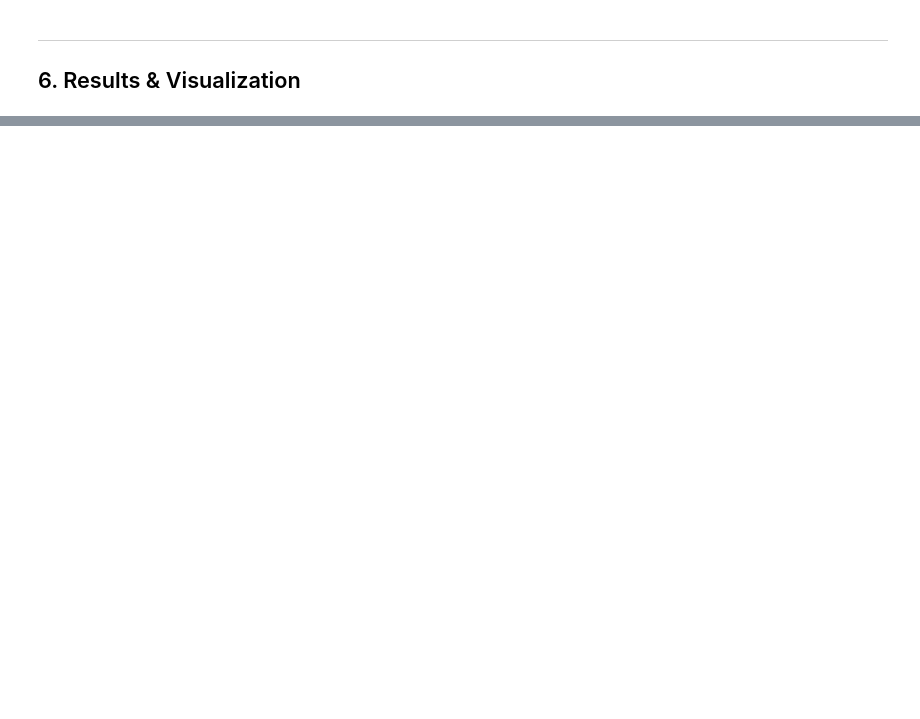
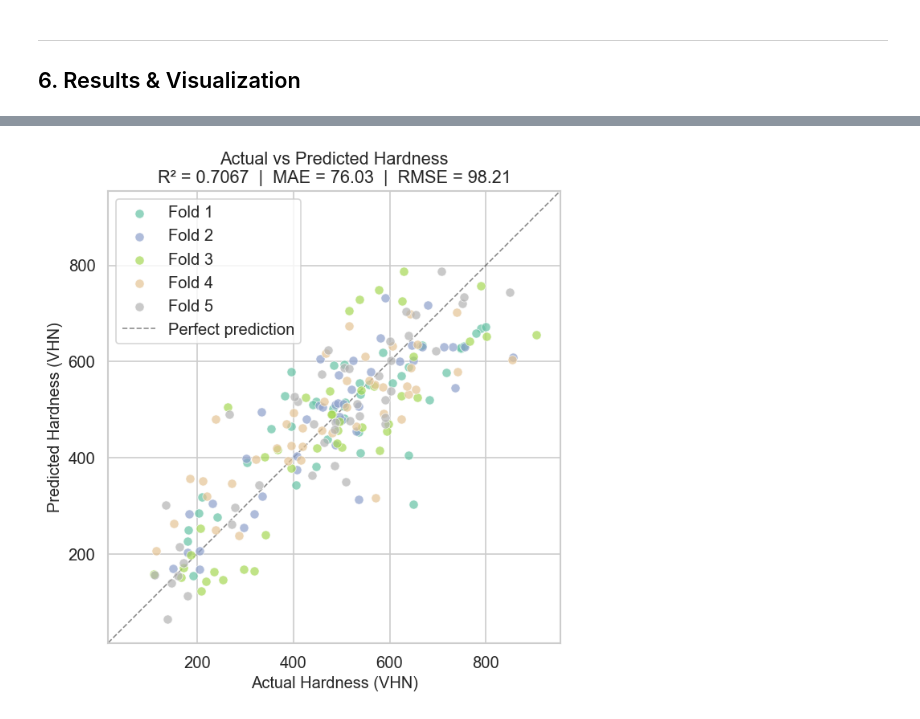
Before and after one commit to auraexe25/ThinFilm--Hardness-Prediction, a Jupyter notebook: Thin_Film_Hardness_Prediction.ipynb, the cells around one changed output, grey strips where cells are left out. Drawn from its saved outputs; the diff is of its cells as text; code cells hidden in the pictures; blank space fills up the shorter version.

```diff
--- a/Thin_Film_Hardness_Prediction.ipynb
+++ b/Thin_Film_Hardness_Prediction.ipynb
@@ -411,42 +457,40 @@ plt.show()
 # %%
 # ══════════════════════════════════════════════════════════════════
-#  6c. Actual vs Predicted Scatter Plot (last iteration, all folds)
+#  6c. Actual vs Predicted Scatter Plot (all folds combined)
 # ══════════════════════════════════════════════════════════════════
 
+pred_all = pd.DataFrame(all_predictions)
+
 fig, ax = plt.subplots(figsize=(7, 6))
-
-colors = plt.cm.Set2(np.linspace(0, 1, K))
-all_actual, all_pred = [], []
-
-last_iter = check_after + n_stops * save_after
+colors_map = plt.cm.Set2(np.linspace(0, 1, K))
 
 for i in range(K):
-    pred_file = os.path.join(pred_save_dir, f'fold{i+1}_iter{last_iter}_pred.csv')
-    if os.path.exists(pred_file):
-        df = pd.read_csv(pred_file)
-        ax.scatter(df['VHN_actual'], df['VHN_predicted'],
-                   alpha=0.7, s=40, color=colors[i], edgecolors='white',
-                   linewidth=0.5, label=f'Fold {i+1}', zorder=3)
-        all_actual.extend(df['VHN_actual'].values)
-        all_pred.extend(df['VHN_predicted'].values)
+    fold_data = pred_all[pred_all['fold'] == f'K{i+1}']
+    ax.scatter(fold_data['actual'], fold_data['predicted'],
+               alpha=0.7, s=45, color=colors_map[i], edgecolors='white',
+               linewidth=0.5, label=f'Fold {i+1}', zorder=3)
 
 # Perfect prediction line
-lims = [min(all_actual + all_pred) - 50, max(all_actual + all_pred) + 50]
+all_vals = list(pred_all['actual']) + list(pred_all['predicted'])
+lims = [min(all_vals) - 50, max(all_vals) + 50]
 ax.plot(lims, lims, 'k--', alpha=0.5, linewidth=1, label='Perfect prediction')
 ax.set_xlim(lims)
 ax.set_ylim(lims)
 
 # Overall metrics
-overall_r2  = r2_score(all_actual, all_pred)
-overall_mae = mean_absolute_error(all_actual, all_pred)
+overall_r2  = r2_score(pred_all['actual'], pred_all['predicted'])
+overall_mae = mean_absolute_error(pred_all['actual'], pred_all['predicted'])
+overall_rmse = mean_squared_error(pred_all['actual'], pred_all['predicted']) ** 0.5
 
 ax.set_xlabel('Actual Hardness (VHN)', fontsize=12)
 ax.set_ylabel('Predicted Hardness (VHN)', fontsize=12)
-ax.set_title(f'Actual vs Predicted Hardness\nR² = {overall_r2:.4f}  |  MAE = {overall_mae:.2f}', fontsize=13)
+ax.set_title(f'Actual vs Predicted Hardness\nR² = {overall_r2:.4f}  |  MAE = {overall_mae:.2f}  |  RMSE = {overall_rmse:.2f}', fontsize=13)
 ax.legend()
 ax.set_aspect('equal')
 plt.tight_layout()
 plt.show()
+# %% [output]
+[figure, added]
 # %%
 # ══════════════════════════════════════════════════════════════════
 #  6d. Error Distribution
```
Also changed, not shown: parts of 23 cells of this notebook, 7 other files.
